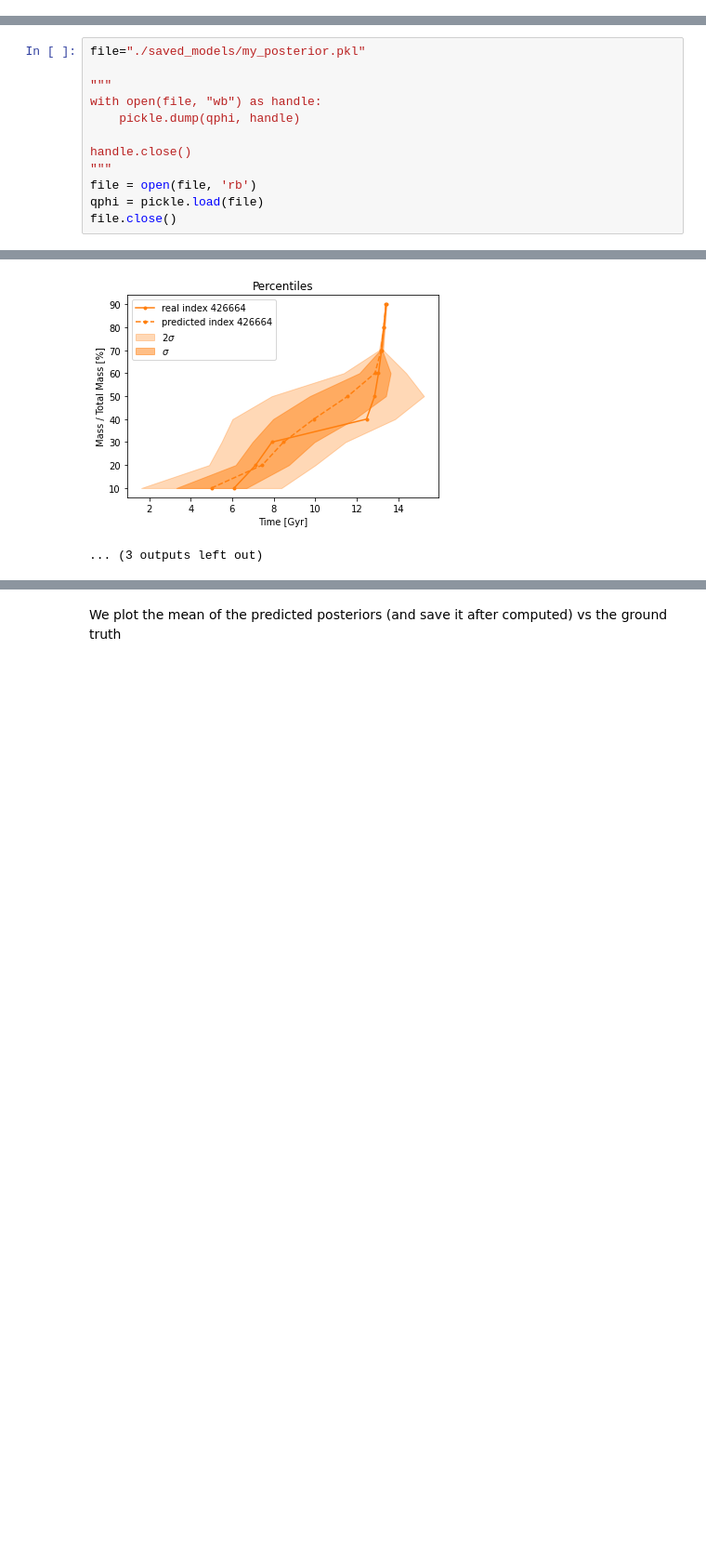
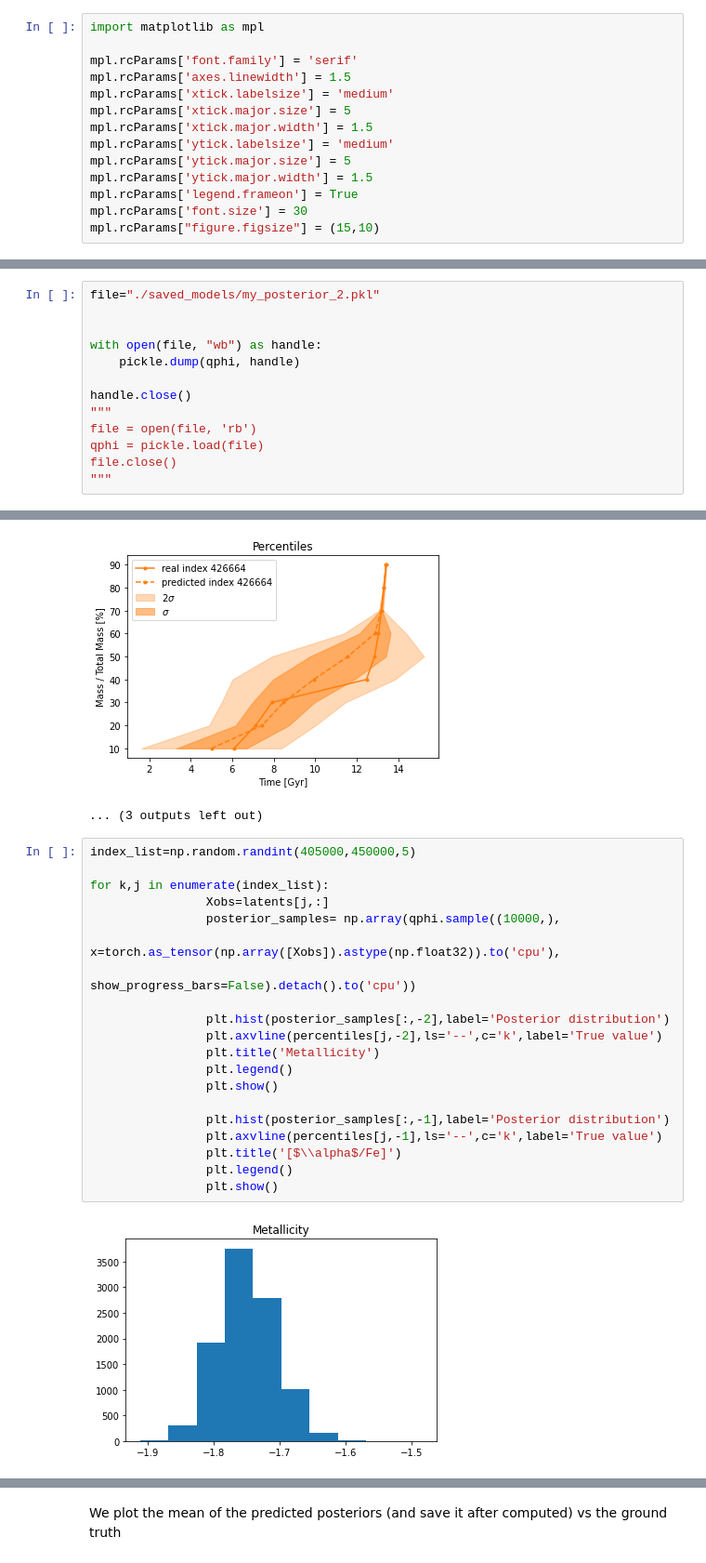
Before and after one commit to patriglesias/SBI_SFHs, a Jupyter notebook: alpha_fe_fixed/posterior_estimation.ipynb, the cells around one changed output, grey strips where cells are left out. Shown at 93% size. Cells and saved outputs as stored; diff of their text form; blank space fills up the shorter version.

```diff
--- a/alpha_fe_fixed/posterior_estimation.ipynb
+++ b/alpha_fe_fixed/posterior_estimation.ipynb
@@ -17,6 +17,20 @@ from sbi import utils as Ut
 from sbi import inference as Inference
 import pickle
 from tqdm import tqdm
+# %%
+import matplotlib as mpl
+
+mpl.rcParams['font.family'] = 'serif'
+mpl.rcParams['axes.linewidth'] = 1.5
+mpl.rcParams['xtick.labelsize'] = 'medium'
+mpl.rcParams['xtick.major.size'] = 5
+mpl.rcParams['xtick.major.width'] = 1.5
+mpl.rcParams['ytick.labelsize'] = 'medium'
+mpl.rcParams['ytick.major.size'] = 5
+mpl.rcParams['ytick.major.width'] = 1.5
+mpl.rcParams['legend.frameon'] = True
+mpl.rcParams['font.size'] = 30
+mpl.rcParams["figure.figsize"] = (15,10)
 # %% [markdown]
 We load the percentiles and latent vectors
 # %%
@@ -111,9 +125,9 @@ qphi = anpe.build_posterior(p_theta_x_est)
 # %% [markdown]
 Save posterior or load it
 # %%
-file="./saved_models/my_posterior.pkl"
+file="./saved_models/my_posterior_2.pkl"
 
-"""
+
 with open(file, "wb") as handle:
     pickle.dump(qphi, handle)
 
@@ -122,6 +136,7 @@ handle.close()
 file = open(file, 'rb')
 qphi = pickle.load(file)
 file.close()
+"""
 # %% [markdown]
 We create a function to see real vs predicted percentiles (we plot the mean and the interval of confidence: sigma, 2sigma... of the posteriors) for the test dataset (10.000 samples)
 # %%
@@ -196,3 +211,25 @@ plot_percentile_distribution(None)
 [figure]
 [figure]
 ... (3 outputs left out)
+# %%
+index_list=np.random.randint(405000,450000,5)
+
+for k,j in enumerate(index_list):
+                Xobs=latents[j,:]
+                posterior_samples= np.array(qphi.sample((10000,),
+                                                    x=torch.as_tensor(np.array([Xobs]).astype(np.float32)).to('cpu'),
+                                                        show_progress_bars=False).detach().to('cpu'))
+
+                plt.hist(posterior_samples[:,-2],label='Posterior distribution')
+                plt.axvline(percentiles[j,-2],ls='--',c='k',label='True value')
+                plt.title('Metallicity')
+                plt.legend()
+                plt.show()
+
+                plt.hist(posterior_samples[:,-1],label='Posterior distribution')
+                plt.axvline(percentiles[j,-1],ls='--',c='k',label='True value')
+                plt.title('[$\\alpha$/Fe]')
+                plt.legend()
+                plt.show()
+# %% [output]
+[figure, added]
```
Also changed, not shown: parts of 4 cells of this notebook, 23 other files.
